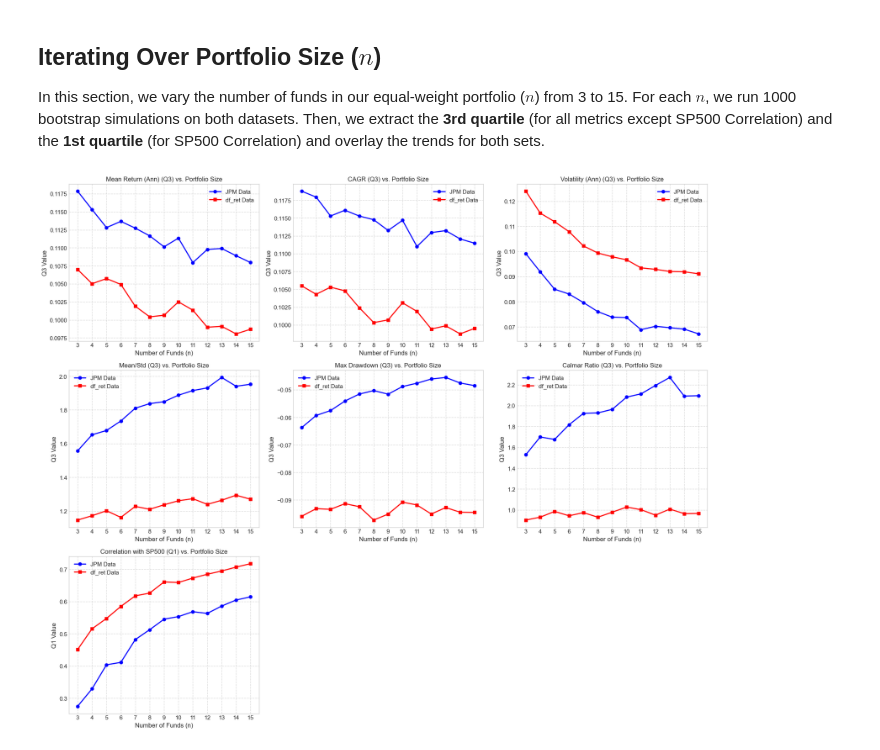
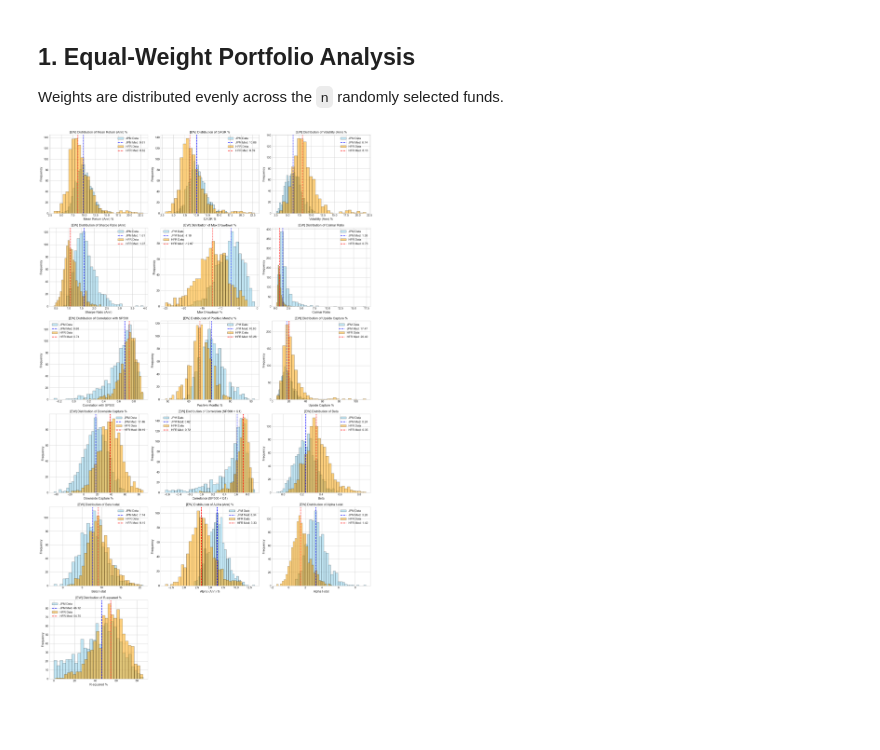
Before and after one commit to arthurdhonneur7/athenee_hf_portfolio, a Jupyter notebook: portfolio_bootstrap.ipynb, the cells around one changed output. Drawn from its saved outputs; the diff is of its cells as text; code cells hidden in the pictures; blank space fills up the shorter version.

```diff
--- a/portfolio_bootstrap.ipynb
+++ b/portfolio_bootstrap.ipynb
@@ -16,7 +18,7 @@ plt.style.use('seaborn-v0_8-whitegrid')
 # %%
 # Load data
 df_jpm = pd.read_csv('data/time_series_jpm_renamed.csv', index_col=0, parse_dates=True)
-df_ret = pd.read_csv('data/df_ret_2000.csv', index_col=0, parse_dates=True)
+df_hfr = pd.read_csv('data/HFR_2000.csv', index_col=0, parse_dates=True)
 
 # Load S&P 500 data
 sp500 = pd.read_csv('data/hf_returns/sp500.csv', index_col=0, parse_dates=True)
@@ -27,10 +29,10 @@ end_date = '2025-12-31'
 
 # Slice the data and drop columns with NaNs
 jpm_period = df_jpm.loc[start_date:end_date].dropna(axis=1, how='any')
-ret_period = df_ret.loc[start_date:end_date].dropna(axis=1, how='any')
+hfr_period = df_hfr.loc[start_date:end_date].dropna(axis=1, how='any')
 sp500_period = sp500.loc[start_date:end_date]['SP500TR']
 
 print(f"JPM funds with complete data from {start_date} to {end_date}: {jpm_period.shape[1]}")
-print(f"df_ret funds with complete data from {start_date} to {end_date}: {ret_period.shape[1]}")
+print(f"HFR funds with complete data from {start_date} to {end_date}: {hfr_period.shape[1]}")
 # %% [output]
 JPM funds with complete data from 2020-01-01 to 2025-12-31: 348
@@ -77,22 +136 @@ def calculate_metrics(returns, sp500_returns):
     }
-# %%
-def run_bootstrap_n(data_df, sp500_series, n, n_boot=1000):
-    """Helper to run bootstrap simulation for a given dataframe."""
-    cols = data_df.columns.tolist()
-    res = []
-    if len(cols) < n:
-        return pd.DataFrame()
-
-    for _ in range(n_boot):
-        sel = np.random.choice(cols, size=n, replace=False)
-        port_ret = data_df[sel].mean(axis=1)
-        res.append(calculate_metrics(port_ret, sp500_series))
-    return pd.DataFrame(res)
-
-# Bootstrap 1000 portfolios for n=10
-np.random.seed(42) # For reproducibility
-n_bootstraps = 1000
-n_funds_to_select = 10
-
-res_jpm_10 = run_bootstrap_n(jpm_period, sp500_period, n_funds_to_select, n_bootstraps)
-res_ret_10 = run_bootstrap_n(ret_period, sp500_period, n_funds_to_select, n_bootstraps)
@@ -146,6 +277,0 @@ plt.show()
-# %% [markdown]
-## Iterating Over Portfolio Size ($n$)
-
-In this section, we vary the number of funds in our equal-weight portfolio ($n$) from 3 to 15.
-For each $n$, we run 1000 bootstrap simulations on both datasets.
-Then, we extract the **3rd quartile** (for all metrics except SP500 Correlation) and the **1st quartile** (for SP500 Correlation) and overlay the trends for both sets.
@@ -184,28 +278,11 @@ df_q_ret = pd.DataFrame(q_results_ret, index=n_values)
-# %%
-# Plot the scaling results comparing both datasets
-nrows_scale = int(np.ceil(len(metrics_list) / 3))
-fig, axes = plt.subplots(nrows_scale, 3, figsize=(18, 5 * nrows_scale))
-axes = axes.flatten()
-
-for i, metric in enumerate(metrics_list):
-    ax = axes[i]
-
-    ax.plot(df_q_jpm.index, df_q_jpm[metric], marker='o', linestyle='-', color='blue', linewidth=2, label='JPM Data')
-    ax.plot(df_q_ret.index, df_q_ret[metric], marker='s', linestyle='-', color='red', linewidth=2, label='df_ret Data')
-
-    q_label = "Q1" if metric == 'Correlation with SP500' else "Q3"
-    ax.set_title(f'{metric} ({q_label}) vs. Portfolio Size')
-    ax.set_xlabel('Number of Funds (n)')
-    ax.set_ylabel(f'{q_label} Value')
-    ax.set_xticks(list(n_values))
-    ax.grid(True, linestyle='--', alpha=0.7)
-    ax.legend()
-
-# Hide any unused subplots
-for i in range(len(metrics_list), len(axes)):
-    fig.delaxes(axes[i])
-
-plt.tight_layout()
-plt.show()
-# %% [output]
-[figure, removed]
+# %% [markdown]
+## 1. Equal-Weight Portfolio Analysis
+Weights are distributed evenly across the `n` randomly selected funds.
+# %%
+np.random.seed(42)
+res_jpm_10_ew = run_bootstrap_n(jpm_period, sp500_period, 10, n_boot=1000, weight_scheme='ew')
+res_hfr_10_ew = run_bootstrap_n(hfr_period, sp500_period, 10, n_boot=1000, weight_scheme='ew')
+
+plot_distributions(res_jpm_10_ew, res_hfr_10_ew, title_prefix="[EW]")
+# %% [output]
+[figure, added]
```
Also changed, not shown: parts of 13 cells of this notebook, 1 other file.
